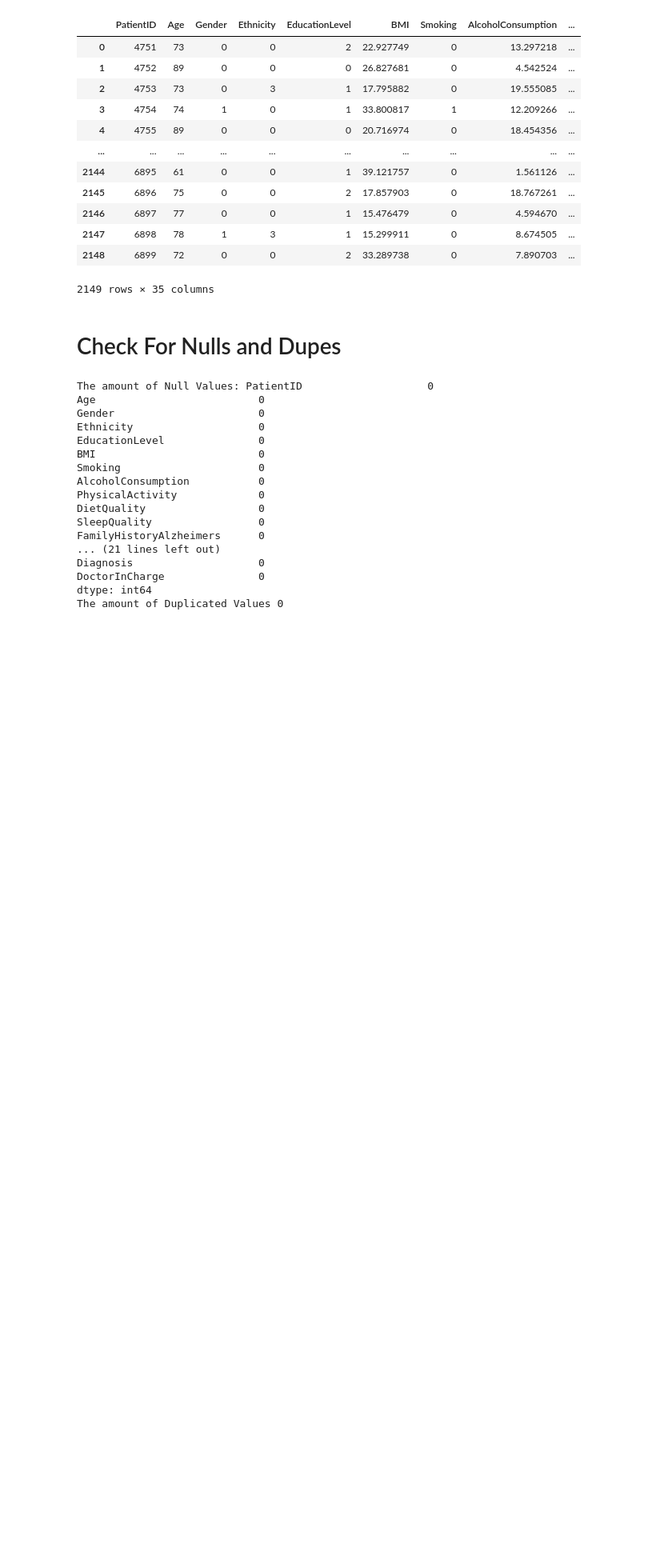
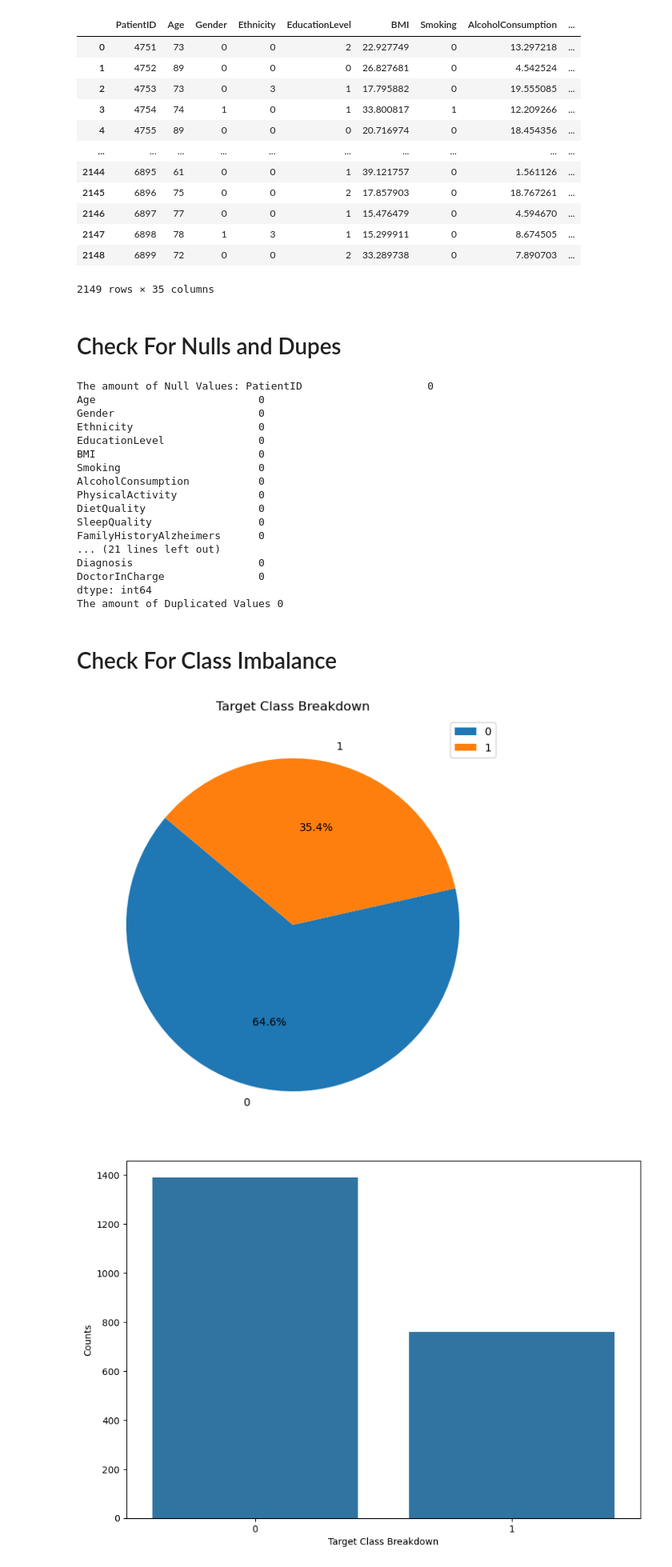
Before and after one commit to MaukanMir/Alzheimers-Classification, a Jupyter notebook: training.ipynb, the cells around one changed output. Shown at 80% size. Cells and saved outputs as stored; diff of their text form; code cells hidden in the pictures; blank space fills up the shorter version.

Commit message:
added new graphs

```diff
--- a/training.ipynb
+++ b/training.ipynb
@@ -69,3 +69,10 @@ Diagnosis                    0
 DoctorInCharge               0
 dtype: int64
 The amount of Duplicated Values 0
+# %% [markdown]
+# Check For Class Imbalance
+# %%
+check_class_imbalance(df["Diagnosis"])
+# %% [output]
+[figure, added]
+[figure, added]
```
